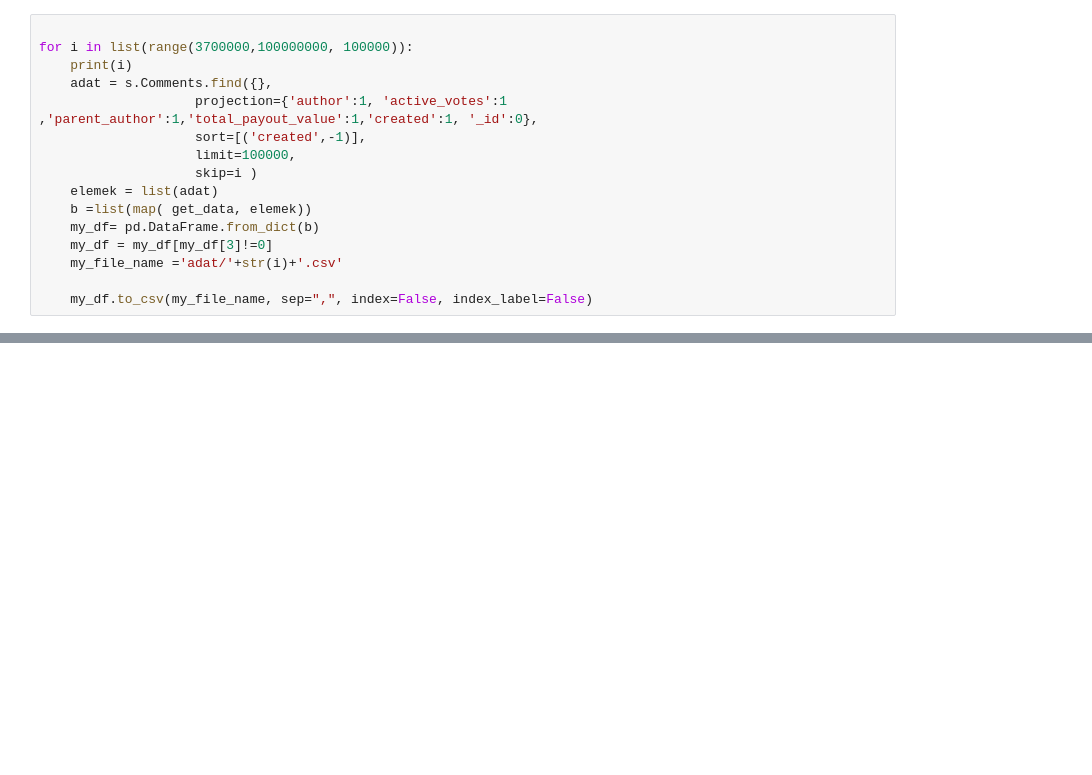
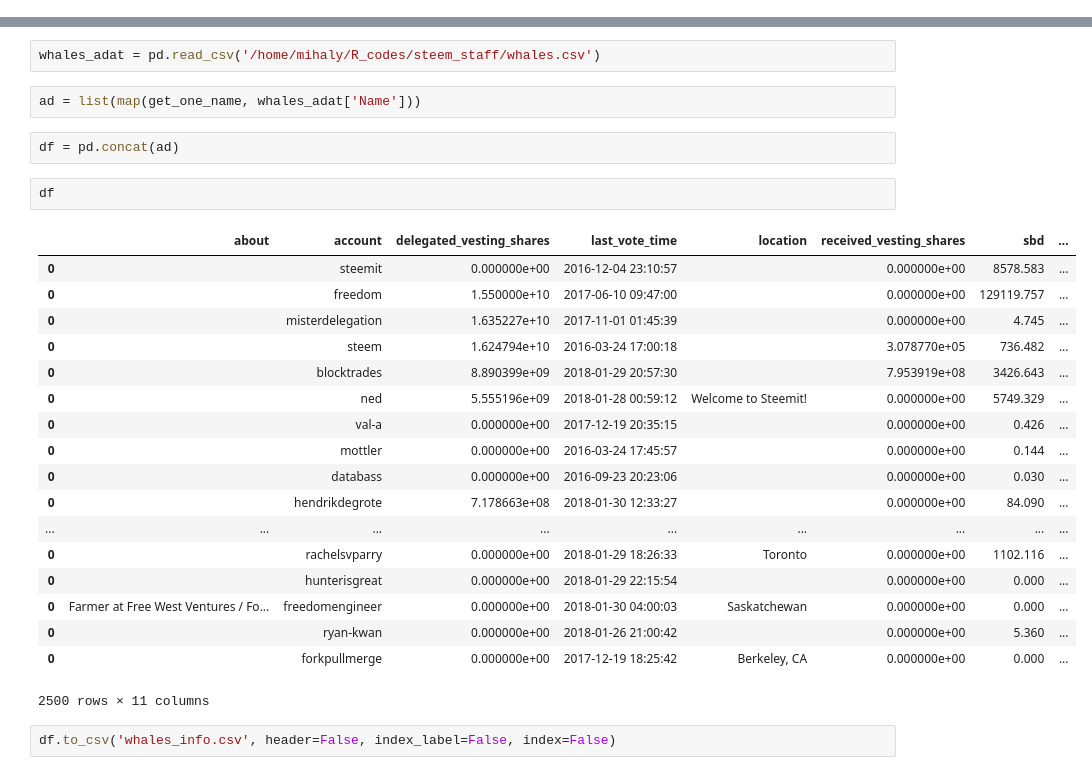
Before and after one commit to misrori/steem_staff, a Jupyter notebook: get_whale_votes.ipynb, the cells around one changed output, grey strips where cells are left out. Saved outputs shown, nothing was run; the diff lists cells and outputs as text; blank space fills up the shorter version.

```diff
--- a/get_whale_votes.ipynb
+++ b/get_whale_votes.ipynb
@@ -22,16 +5,0 @@ TypeError: 'Collection' object is not callable. If you meant to call the 'Accoun
-# %%
-
-for i in list(range(3700000,100000000, 100000)):
-    print(i)
-    adat = s.Comments.find({},
-                    projection={'author':1, 'active_votes':1 ,'parent_author':1,'total_payout_value':1,'created':1, '_id':0},
-                    sort=[('created',-1)],
-                    limit=100000,
-                    skip=i )
-    elemek = list(adat)
-    b =list(map( get_data, elemek))
-    my_df= pd.DataFrame.from_dict(b)
-    my_df = my_df[my_df[3]!=0]
-    my_file_name ='adat/'+str(i)+'.csv'
-
-    my_df.to_csv(my_file_name, sep=",", index=False, index_label=False)
@@ -56,0 +82,29 @@ KeyError: 'active_votes'
+# %%
+whales_adat = pd.read_csv('/home/mihaly/R_codes/steem_staff/whales.csv')
+# %%
+ad = list(map(get_one_name, whales_adat['Name']))
+# %%
+df = pd.concat(ad)
+# %%
+df
+# %% [output]
+|  | about | account | delegated_vesting_shares | last_vote_time | location | received_vesting_shares | sbd | ... |
+| 0 |  | steemit | 0.000000e+00 | 2016-12-04 23:10:57 |  | 0.000000e+00 | 8578.583 | ... |
+| 0 |  | freedom | 1.550000e+10 | 2017-06-10 09:47:00 |  | 0.000000e+00 | 129119.757 | ... |
+| 0 |  | misterdelegation | 1.635227e+10 | 2017-11-01 01:45:39 |  | 0.000000e+00 | 4.745 | ... |
+| 0 |  | steem | 1.624794e+10 | 2016-03-24 17:00:18 |  | 3.078770e+05 | 736.482 | ... |
+| 0 |  | blocktrades | 8.890399e+09 | 2018-01-29 20:57:30 |  | 7.953919e+08 | 3426.643 | ... |
+| 0 |  | ned | 5.555196e+09 | 2018-01-28 00:59:12 | Welcome to Steemit! | 0.000000e+00 | 5749.329 | ... |
+| 0 |  | val-a | 0.000000e+00 | 2017-12-19 20:35:15 |  | 0.000000e+00 | 0.426 | ... |
+| 0 |  | mottler | 0.000000e+00 | 2016-03-24 17:45:57 |  | 0.000000e+00 | 0.144 | ... |
+| 0 |  | databass | 0.000000e+00 | 2016-09-23 20:23:06 |  | 0.000000e+00 | 0.030 | ... |
+| 0 |  | hendrikdegrote | 7.178663e+08 | 2018-01-30 12:33:27 |  | 0.000000e+00 | 84.090 | ... |
+| ... | ... | ... | ... | ... | ... | ... | ... | ... |
+| 0 |  | rachelsvparry | 0.000000e+00 | 2018-01-29 18:26:33 | Toronto | 0.000000e+00 | 1102.116 | ... |
+| 0 |  | hunterisgreat | 0.000000e+00 | 2018-01-29 22:15:54 |  | 0.000000e+00 | 0.000 | ... |
+| 0 | Farmer at Free West Ventures / Fo... | freedomengineer | 0.000000e+00 | 2018-01-30 04:00:03 | Saskatchewan | 0.000000e+00 | 0.000 | ... |
+| 0 |  | ryan-kwan | 0.000000e+00 | 2018-01-26 21:00:42 |  | 0.000000e+00 | 5.360 | ... |
+| 0 |  | forkpullmerge | 0.000000e+00 | 2017-12-19 18:25:42 | Berkeley, CA | 0.000000e+00 | 0.000 | ... |
+2500 rows × 11 columns
+# %%
+df.to_csv('whales_info.csv', header=False, index_label=False, index=False)
```
Also changed, not shown: parts of 6 cells of this notebook, 5 other files.
